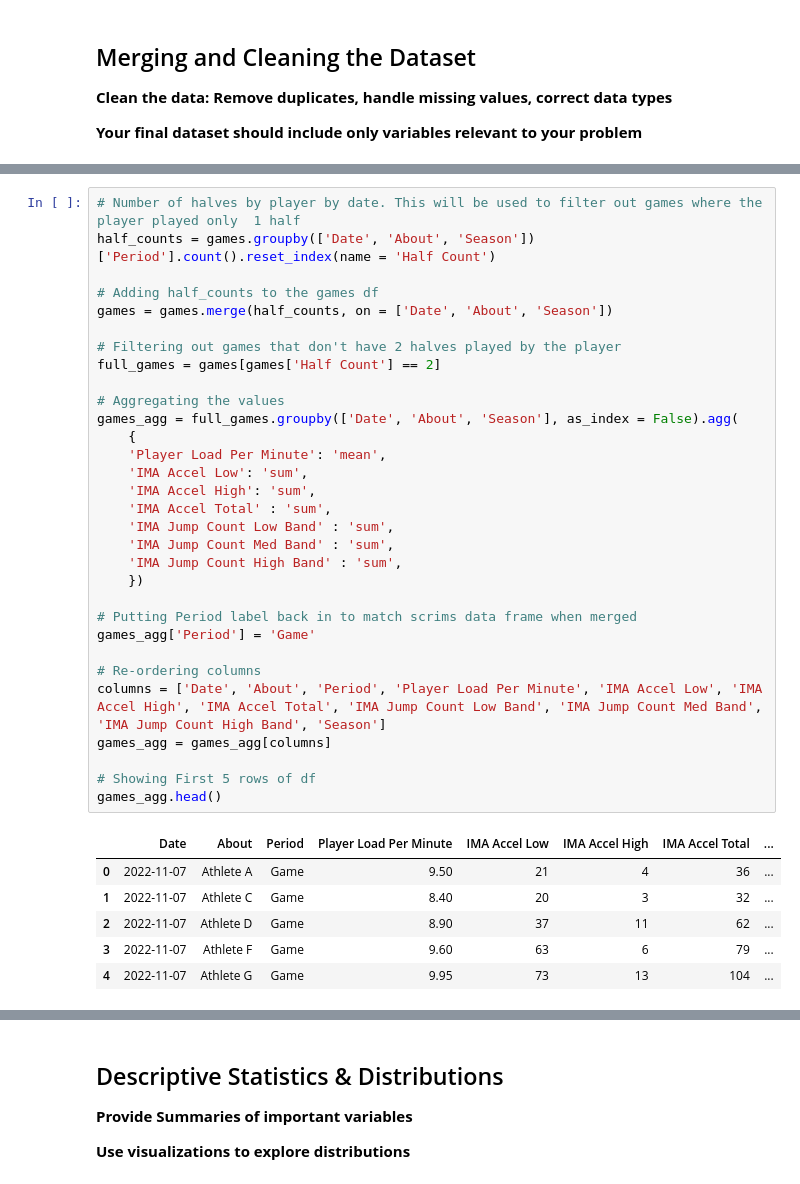
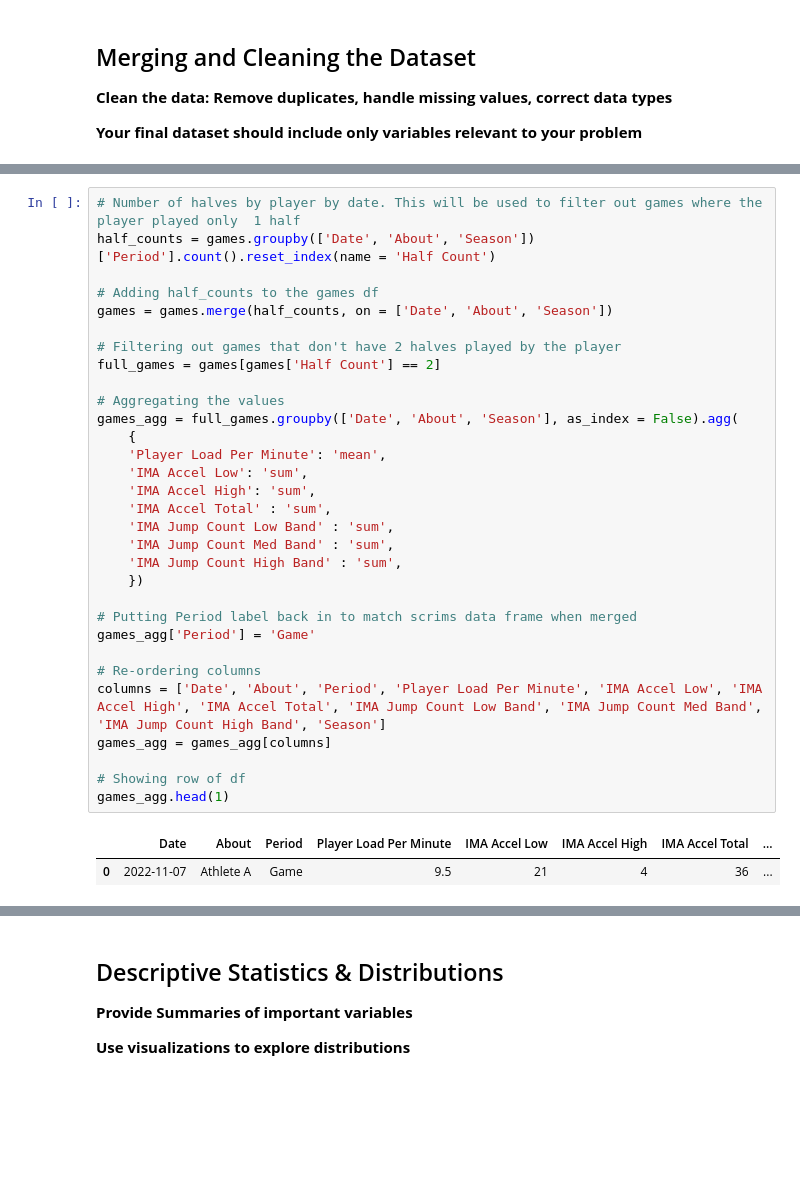
Before and after one commit to mgh2xx/FinalProject, a Jupyter notebook: assignments/EDA.ipynb, the cells around one changed output, grey strips where cells are left out. Cells and saved outputs as stored; diff of their text form; blank space fills up the shorter version.

```diff
--- a/assignments/EDA.ipynb
+++ b/assignments/EDA.ipynb
@@ -111,40 +108,36 @@ games.sort_values(by = ["Date", "About"]).head()
 # Number of halves by player by date. This will be used to filter out games where the player played only  1 half
 half_counts = games.groupby(['Date', 'About', 'Season'])['Period'].count().reset_index(name = 'Half Count')
 
 # Adding half_counts to the games df
 games = games.merge(half_counts, on = ['Date', 'About', 'Season'])
 
 # Filtering out games that don't have 2 halves played by the player
 full_games = games[games['Half Count'] == 2]
 
 # Aggregating the values
 games_agg = full_games.groupby(['Date', 'About', 'Season'], as_index = False).agg(
     {
     'Player Load Per Minute': 'mean',
     'IMA Accel Low': 'sum',
     'IMA Accel High': 'sum',
     'IMA Accel Total' : 'sum',
     'IMA Jump Count Low Band' : 'sum',
     'IMA Jump Count Med Band' : 'sum',
     'IMA Jump Count High Band' : 'sum',
     })
 
 # Putting Period label back in to match scrims data frame when merged
 games_agg['Period'] = 'Game'
 
 # Re-ordering columns
 columns = ['Date', 'About', 'Period', 'Player Load Per Minute', 'IMA Accel Low', 'IMA Accel High', 'IMA Accel Total', 'IMA Jump Count Low Band', 'IMA Jump Count Med Band', 'IMA Jump Count High Band', 'Season']
 games_agg = games_agg[columns]
 
-# Showing First 5 rows of df
-games_agg.head()
+# Showing row of df
+games_agg.head(1)
 # %% [output]
 |  | Date | About | Period | Player Load Per Minute | IMA Accel Low | IMA Accel High | IMA Accel Total | ... |
-| 0 | 2022-11-07 | Athlete A | Game | 9.50 | 21 | 4 | 36 | ... |
-| 1 | 2022-11-07 | Athlete C | Game | 8.40 | 20 | 3 | 32 | ... |
-| 2 | 2022-11-07 | Athlete D | Game | 8.90 | 37 | 11 | 62 | ... |
-| 3 | 2022-11-07 | Athlete F | Game | 9.60 | 63 | 6 | 79 | ... |
-| 4 | 2022-11-07 | Athlete G | Game | 9.95 | 73 | 13 | 104 | ... |
+| 0 | 2022-11-07 | Athlete A | Game | 9.5 | 21 | 4 | 36 | ... |
 # %%
 # Making temporary data frame which holds scrimmage rows
 
```
Also changed, not shown: parts of 16 cells of this notebook.
